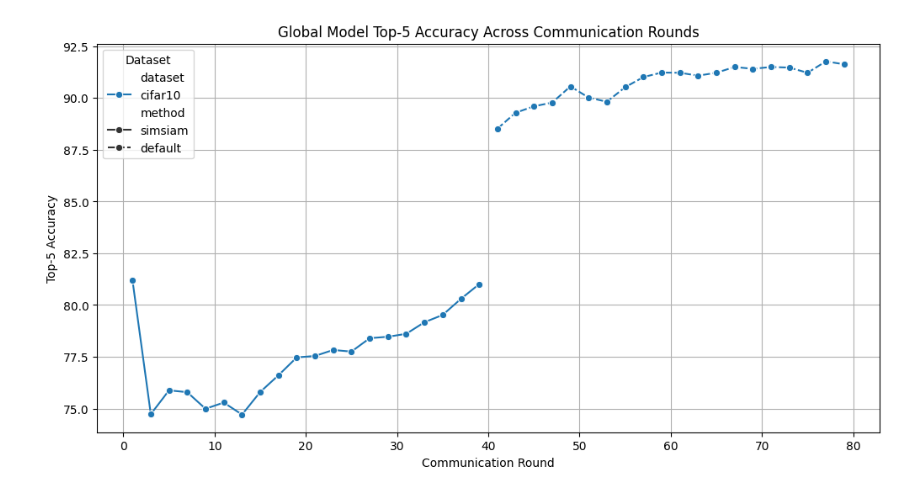
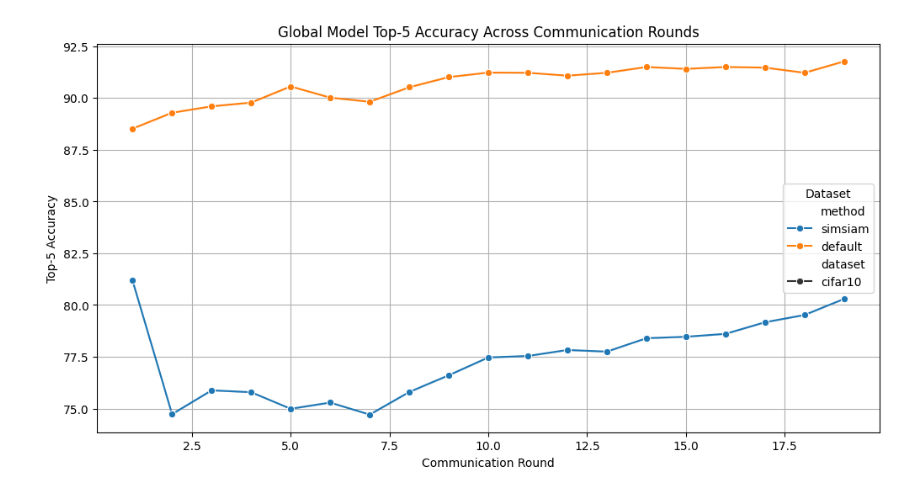
Before and after one commit to r3lativo/FEDX-mod, a Jupyter notebook: analysis.ipynb, the cells around one changed output. Cells and saved outputs as stored; diff of their text form; code cells hidden in the pictures.

```diff
--- a/analysis.ipynb
+++ b/analysis.ipynb
@@ -55,7 +65,6 @@ log_files = [os.path.join(log_folder, f) for f in os.listdir(log_folder) if f.en
 
 # Process and combine data from all log files
 dataframes = {}
-i = 0
 for log_file in log_files:
   filename = os.path.basename(log_file)
   metadata = extract_metadata(filename)
@@ -63,6 +72,3 @@ for log_file in log_files:
   for key, value in metadata.items():
     df[key] = value
   dataframes[filename] = df
-  if i == 1:
-    break
-  i += 1
@@ -125,19 +115,19 @@ plt.show()
 # %%
 # Plot Global Accuracy Top5 with Seaborn
 plt.figure(figsize=(12, 6))
 sns.lineplot(
-    data=combined_df[combined_df["epoch"] == -1],
-    x=combined_df[combined_df["epoch"] == -1].groupby("dataset").cumcount(),
-    y="accuracy_top5",
-    hue="dataset",
-    style="method",
+    data=combined_df,
+    x="comm_round",
+    y="g_acc@5",
+    hue="method",
+    style="dataset",
     marker="o"
 )
 plt.title("Global Model Top-5 Accuracy Across Communication Rounds")
 plt.xlabel("Communication Round")
 plt.ylabel("Top-5 Accuracy")
 plt.legend(title="Dataset")
 plt.grid()
 plt.show()
 # %% [output]
-[figure, old version]
+[figure, new version]
```
Also changed, not shown: parts of 7 cells of this notebook, 20 other files.
